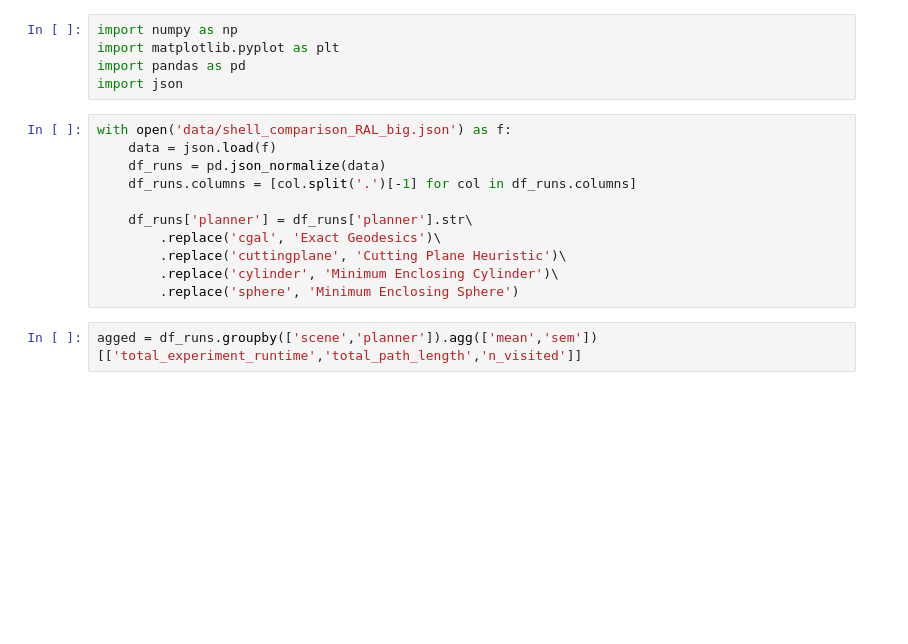
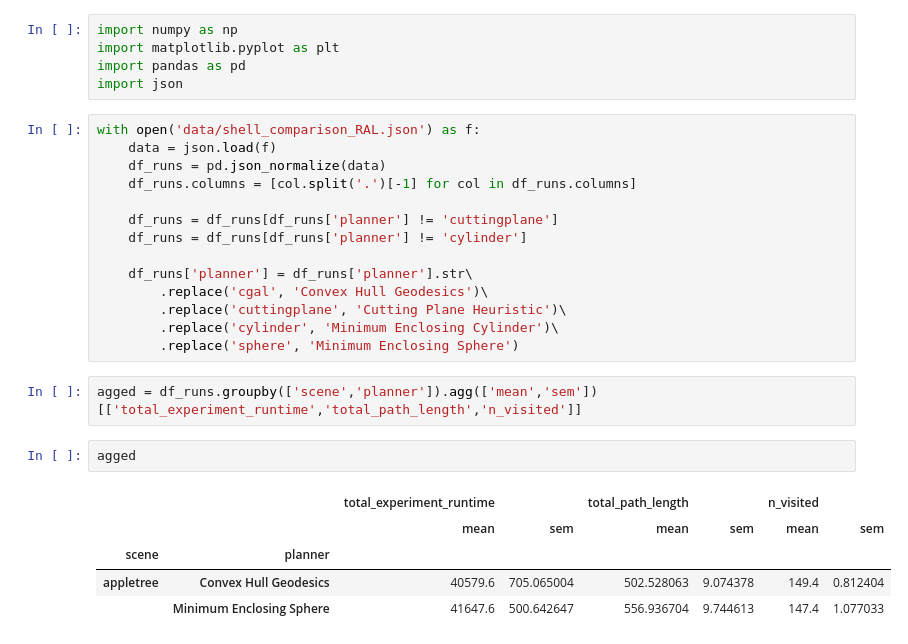
Before and after one commit to werner291/Multigoal-Orchard-Drone-Planning-Library, a Jupyter notebook: analysis/Shell Comparison RAL.ipynb, the cells around one changed output. Cells and saved outputs as stored; diff of their text form; blank space fills up the shorter version.

```diff
--- a/analysis/Shell Comparison RAL.ipynb
+++ b/analysis/Shell Comparison RAL.ipynb
@@ -4,16 +4,27 @@ import matplotlib.pyplot as plt
 import pandas as pd
 import json
 # %%
-with open('data/shell_comparison_RAL_big.json') as f:
+with open('data/shell_comparison_RAL.json') as f:
     data = json.load(f)
     df_runs = pd.json_normalize(data)
     df_runs.columns = [col.split('.')[-1] for col in df_runs.columns]
 
+    df_runs = df_runs[df_runs['planner'] != 'cuttingplane']
+    df_runs = df_runs[df_runs['planner'] != 'cylinder']
+
     df_runs['planner'] = df_runs['planner'].str\
-        .replace('cgal', 'Exact Geodesics')\
+        .replace('cgal', 'Convex Hull Geodesics')\
         .replace('cuttingplane', 'Cutting Plane Heuristic')\
         .replace('cylinder', 'Minimum Enclosing Cylinder')\
         .replace('sphere', 'Minimum Enclosing Sphere')
 # %%
 agged = df_runs.groupby(['scene','planner']).agg(['mean','sem'])[['total_experiment_runtime','total_path_length','n_visited']]
+# %%
+agged
+# %% [output]
+|  |  | total_experiment_runtime |  | total_path_length |  | n_visited |  |
+|  |  | mean | sem | mean | sem | mean | sem |
+| scene | planner |  |  |  |  |  |  |
+| appletree | Convex Hull Geodesics | 40579.6 | 705.065004 | 502.528063 | 9.074378 | 149.4 | 0.812404 |
+|  | Minimum Enclosing Sphere | 41647.6 | 500.642647 | 556.936704 | 9.744613 | 147.4 | 1.077033 |
 # %%
```
Also changed, not shown: parts of 8 cells of this notebook, 11 other files.
